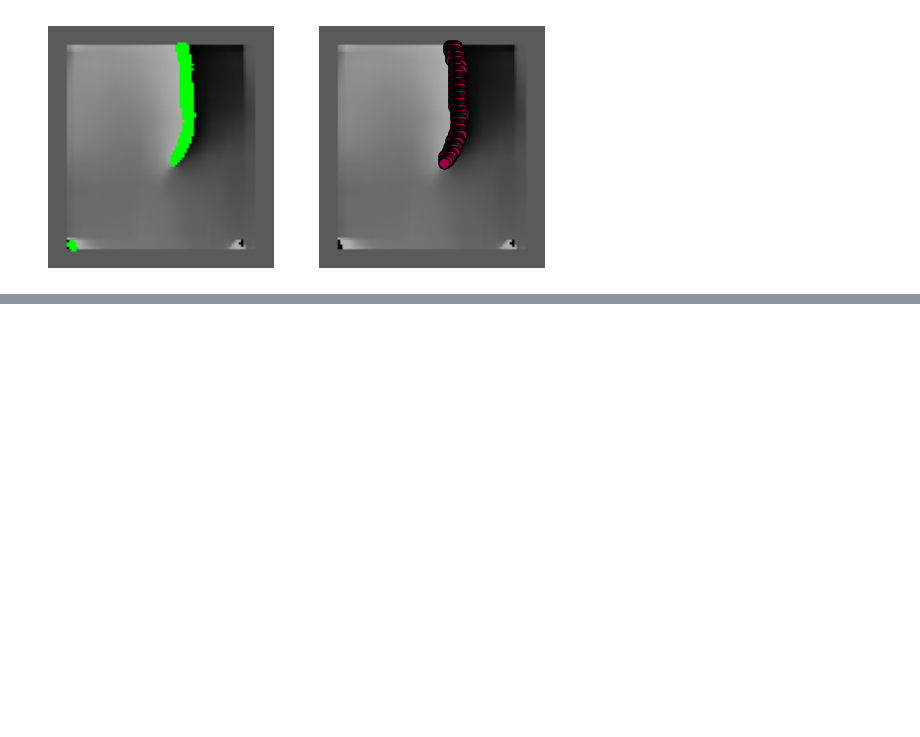
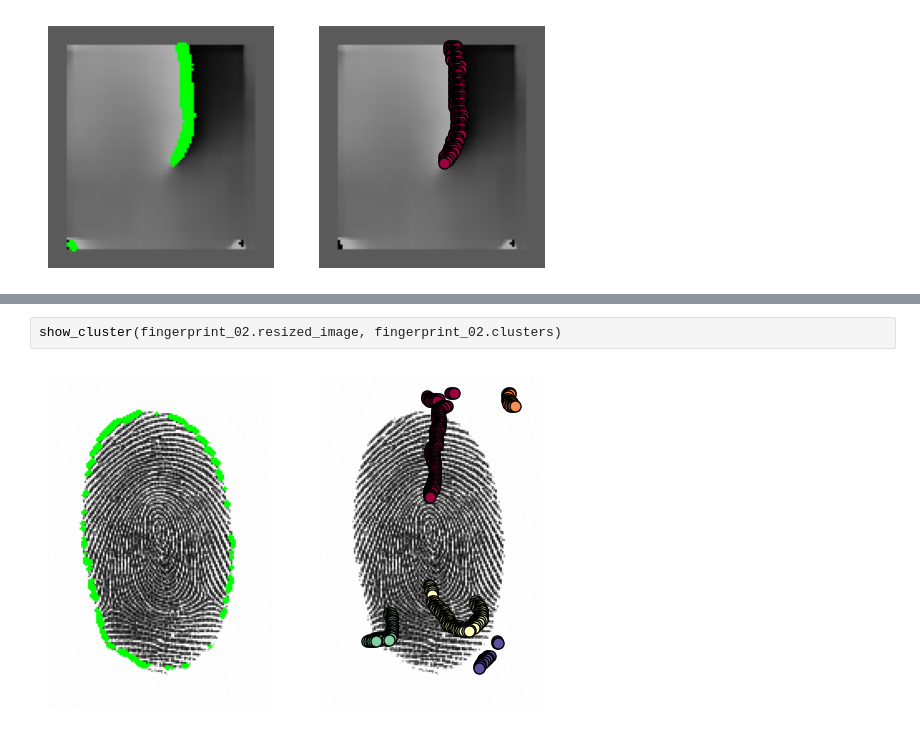
Before and after one commit to FourthCourseProjects/FingerPrintDetection, a Jupyter notebook: main.ipynb, the cells around one changed output, grey strips where cells are left out. Saved outputs shown, nothing was run; the diff lists cells and outputs as text; blank space fills up the shorter version.

```diff
--- a/main.ipynb
+++ b/main.ipynb
@@ -184,0 +213,4 @@ show_cluster(image, dictionary)
+# %%
+show_cluster(fingerprint_02.resized_image, fingerprint_02.clusters)
+# %% [output]
+[figure, added]
```
Also changed, not shown: parts of 6 cells of this notebook.
